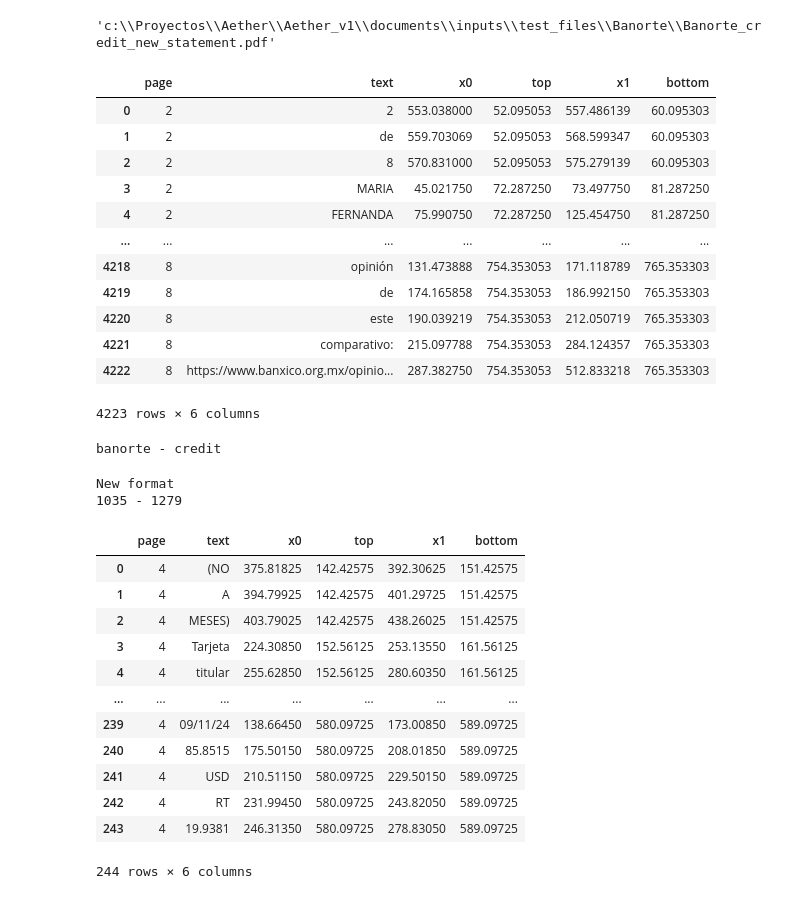
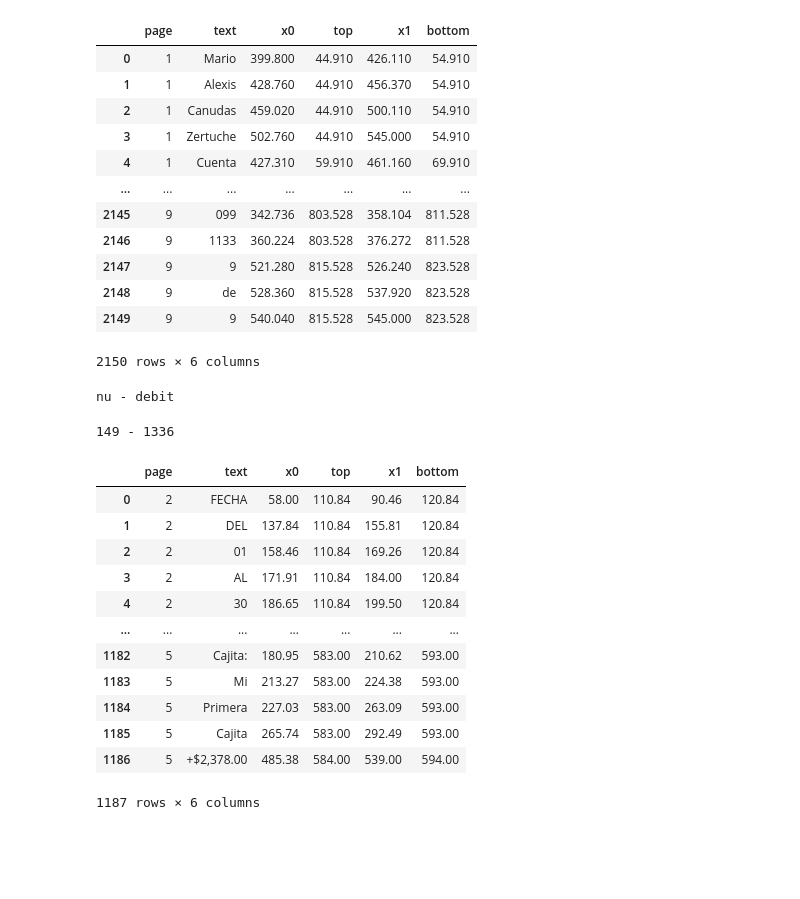
Before and after one commit to MarioCanudas/Aether, a Jupyter notebook: Aether_v1/new_model/test_models.ipynb, the cells around one changed output. Saved outputs shown, nothing was run; the diff lists cells and outputs as text; code cells hidden in the pictures; blank space fills up the shorter version.

Commit message:
feat: Adapt model to process all test statement types

```diff
--- a/Aether_v1/new_model/test_models.ipynb
+++ b/Aether_v1/new_model/test_models.ipynb
@@ -12,13 +12,12 @@ sys.path.append(project_root)
 
 from config import INPUTS_FOLDER
 
-statement_path = os.path.join(INPUTS_FOLDER, 'test_files', 'Banorte', 'Banorte_credit_new_statement.pdf')
-statement_path
+statement_path = os.path.join(INPUTS_FOLDER, 'test_files', 'Nu', 'Nu_debit_statement.pdf')
-# %% [output]
-'c:\\Proyectos\\Aether\\Aether_v1\\documents\\inputs\\test_files\\Banorte\\Banorte_credit_new_statement.pdf'
 # %%
 from document_reader import PDFReader
 from bank_detector import DefaultBankDetector
+import logging
+logging.getLogger('pdfminer').setLevel(logging.ERROR) # Abvoid PDFMiner warnings
 
 bank_detector = DefaultBankDetector(PDFReader(statement_path))
 
@@ -26,18 +25,18 @@ extracted_words = bank_detector.extracted_words
 extracted_words
 # %% [output]
 |  | page | text | x0 | top | x1 | bottom |
-| 0 | 2 | 2 | 553.038000 | 52.095053 | 557.486139 | 60.095303 |
-| 1 | 2 | de | 559.703069 | 52.095053 | 568.599347 | 60.095303 |
-| 2 | 2 | 8 | 570.831000 | 52.095053 | 575.279139 | 60.095303 |
-| 3 | 2 | MARIA | 45.021750 | 72.287250 | 73.497750 | 81.287250 |
-| 4 | 2 | FERNANDA | 75.990750 | 72.287250 | 125.454750 | 81.287250 |
+| 0 | 1 | Mario | 399.800 | 44.910 | 426.110 | 54.910 |
+| 1 | 1 | Alexis | 428.760 | 44.910 | 456.370 | 54.910 |
+| 2 | 1 | Canudas | 459.020 | 44.910 | 500.110 | 54.910 |
+| 3 | 1 | Zertuche | 502.760 | 44.910 | 545.000 | 54.910 |
+| 4 | 1 | Cuenta | 427.310 | 59.910 | 461.160 | 69.910 |
 | ... | ... | ... | ... | ... | ... | ... |
-| 4218 | 8 | opinión | 131.473888 | 754.353053 | 171.118789 | 765.353303 |
-| 4219 | 8 | de | 174.165858 | 754.353053 | 186.992150 | 765.353303 |
-| 4220 | 8 | este | 190.039219 | 754.353053 | 212.050719 | 765.353303 |
-| 4221 | 8 | comparativo: | 215.097788 | 754.353053 | 284.124357 | 765.353303 |
-| 4222 | 8 | https://www.banxico.org.mx/opinio... | 287.382750 | 754.353053 | 512.833218 | 765.353303 |
+| 2145 | 9 | 099 | 342.736 | 803.528 | 358.104 | 811.528 |
+| 2146 | 9 | 1133 | 360.224 | 803.528 | 376.272 | 811.528 |
+| 2147 | 9 | 9 | 521.280 | 815.528 | 526.240 | 823.528 |
+| 2148 | 9 | de | 528.360 | 815.528 | 537.920 | 823.528 |
+| 2149 | 9 | 9 | 540.040 | 815.528 | 545.000 | 823.528 |
-4223 rows × 6 columns
+2150 rows × 6 columns
 # %%
 bank = bank_detector.detect_bank()
 statement_type = bank_detector.detect_statement_type()
@@ -45,43 +44,42 @@ statement_properties = bank_detector.get_statement_properties()
 
 print(f'{bank} - {statement_type}')
 # %% [output]
-banorte - credit
+nu - debit
 # %%
 from table_boundary_detector import TransactionTableBoundaryDetector
 
 boundary_detector = TransactionTableBoundaryDetector(extracted_words, statement_properties)
 
 start_idx = boundary_detector.start_idx
 end_idx = boundary_detector.end_idx
 
-if statement_type == 'credit' and start_idx is None or end_idx is None:
+if statement_type == 'credit' and (start_idx is None or end_idx is None):
     print('New format')
     statement_properties = bank_detector.get_statement_properties(new_credit_format= True)
     boundary_detector = TransactionTableBoundaryDetector(extracted_words, statement_properties)
 
     start_idx = boundary_detector.start_idx
     end_idx = boundary_detector.end_idx
 
 df_table = boundary_detector.get_filtered_table_words()
 
 print(f'{start_idx} - {end_idx}')
 df_table
 # %% [output]
-New format
-1035 - 1279
+149 - 1336
 |  | page | text | x0 | top | x1 | bottom |
-| 0 | 4 | (NO | 375.81825 | 142.42575 | 392.30625 | 151.42575 |
-| 1 | 4 | A | 394.79925 | 142.42575 | 401.29725 | 151.42575 |
-| 2 | 4 | MESES) | 403.79025 | 142.42575 | 438.26025 | 151.42575 |
-| 3 | 4 | Tarjeta | 224.30850 | 152.56125 | 253.13550 | 161.56125 |
-| 4 | 4 | titular | 255.62850 | 152.56125 | 280.60350 | 161.56125 |
+| 0 | 2 | FECHA | 58.00 | 110.84 | 90.46 | 120.84 |
+| 1 | 2 | DEL | 137.84 | 110.84 | 155.81 | 120.84 |
+| 2 | 2 | 01 | 158.46 | 110.84 | 169.26 | 120.84 |
+| 3 | 2 | AL | 171.91 | 110.84 | 184.00 | 120.84 |
+| 4 | 2 | 30 | 186.65 | 110.84 | 199.50 | 120.84 |
 | ... | ... | ... | ... | ... | ... | ... |
-| 239 | 4 | 09/11/24 | 138.66450 | 580.09725 | 173.00850 | 589.09725 |
-| 240 | 4 | 85.8515 | 175.50150 | 580.09725 | 208.01850 | 589.09725 |
-| 241 | 4 | USD | 210.51150 | 580.09725 | 229.50150 | 589.09725 |
-| 242 | 4 | RT | 231.99450 | 580.09725 | 243.82050 | 589.09725 |
-| 243 | 4 | 19.9381 | 246.31350 | 580.09725 | 278.83050 | 589.09725 |
+| 1182 | 5 | Cajita: | 180.95 | 583.00 | 210.62 | 593.00 |
+| 1183 | 5 | Mi | 213.27 | 583.00 | 224.38 | 593.00 |
+| 1184 | 5 | Primera | 227.03 | 583.00 | 263.09 | 593.00 |
+| 1185 | 5 | Cajita | 265.74 | 583.00 | 292.49 | 593.00 |
+| 1186 | 5 | +$2,378.00 | 485.38 | 584.00 | 539.00 | 594.00 |
-244 rows × 6 columns
+1187 rows × 6 columns
 # %%
 from row_segmenter import TransactionRowSegmenter
 
```
Also changed, not shown: parts of 5 cells of this notebook, 4 other files.
